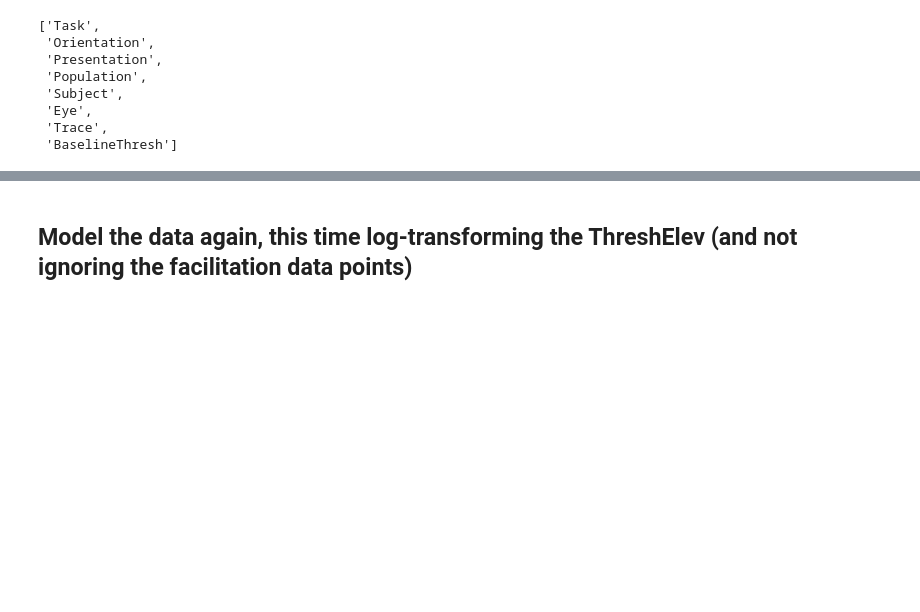
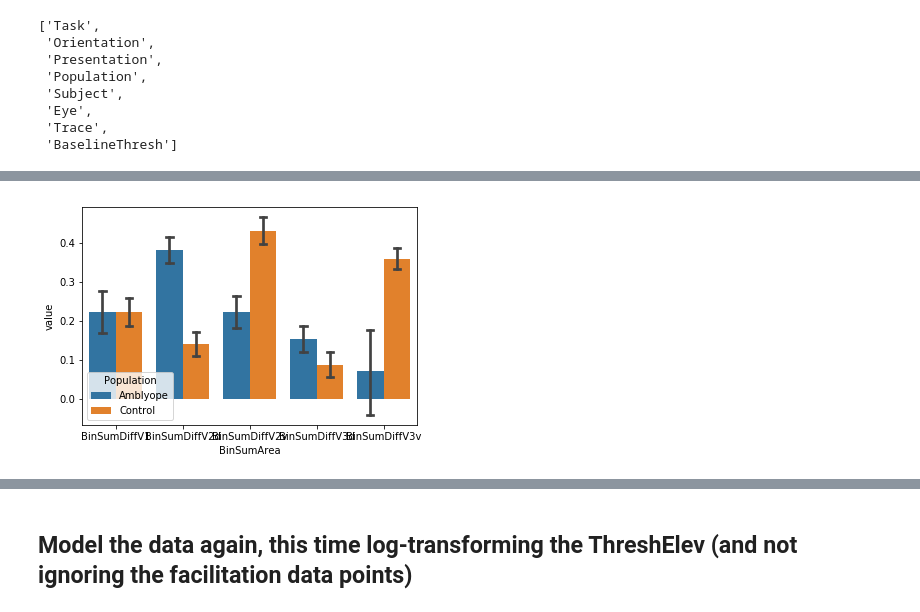
Before and after one commit to smerdis/mrs_amblyopia, a Jupyter notebook: Per-Subject Modelling.ipynb, the cells around one changed output, grey strips where cells are left out. Saved outputs shown, nothing was run; the diff lists cells and outputs as text; code cells hidden in the pictures; blank space fills up the shorter version.

```diff
--- a/Per-Subject Modelling.ipynb
+++ b/Per-Subject Modelling.ipynb
@@ -645,0 +660,2 @@ with s.PdfPages('plots/gaba_vs_measures_wfac_linear_measure.pdf') as pdf:
+# %%
+comb_botheyes = obs_diff.join(gdf.set_index(['subjName'])['GABA'], on=['Subject'])
@@ -645,0 +713,4 @@ with s.PdfPages('plots/gaba_vs_measures_wfac_linear_measure.pdf') as pdf:
+# %%
+fmri_fn = 'fmri_data.txt'
+fmri_df = s.load_fmri(fmri_fn)
+fmri_df
@@ -645,0 +735,2 @@ with s.PdfPages('plots/gaba_vs_measures_wfac_linear_measure.pdf') as pdf:
+# %%
+comb_botheyes = comb_botheyes.join(fmri_df.set_index(['subjName']), on=['Subject'])
@@ -645,0 +746,3 @@ with s.PdfPages('plots/gaba_vs_measures_wfac_linear_measure.pdf') as pdf:
+# %%
+slim_df = comb_botheyes[comb_botheyes['measure']=='ThreshPredCriticalUnnorm']
+final_df = pd.melt(slim_df, id_vars=['Task', 'Orientation', 'Population', 'Presentation', 'Subject', 'measure', 'Nde-De', 'GABA'], var_name='BinSumArea')
@@ -645,0 +803,4 @@ with s.PdfPages('plots/gaba_vs_measures_wfac_linear_measure.pdf') as pdf:
+# %%
+    ax = sns.barplot(x='BinSumArea', y='value', hue='Population', ci=68, capsize=.1, data=final_df)
+# %% [output]
+[figure, added]
```
Also changed, not shown: parts of 96 cells of this notebook, 2 other files.
